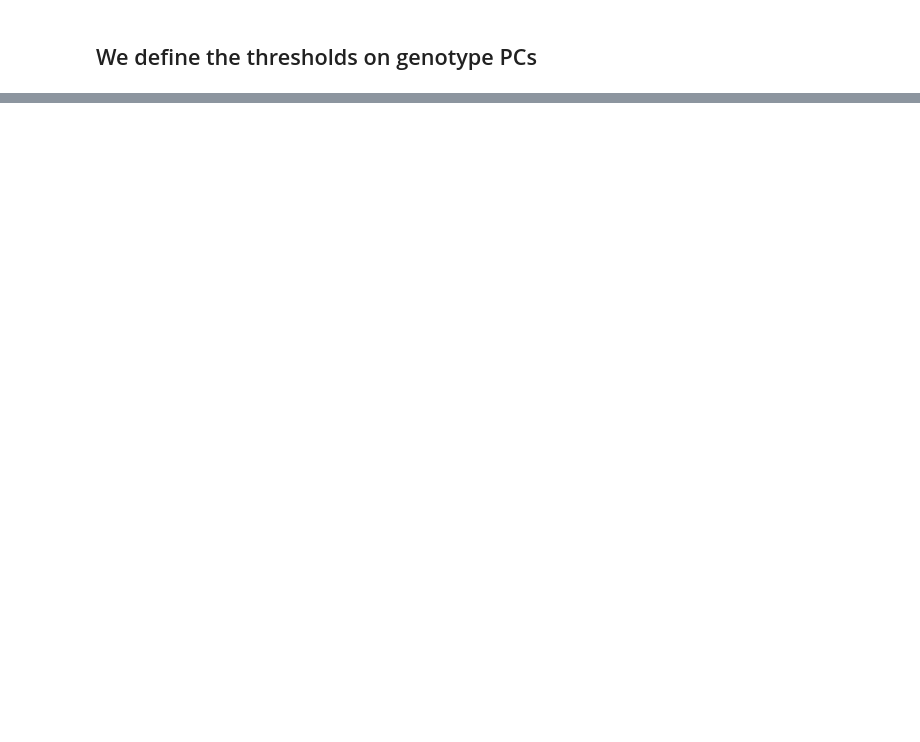
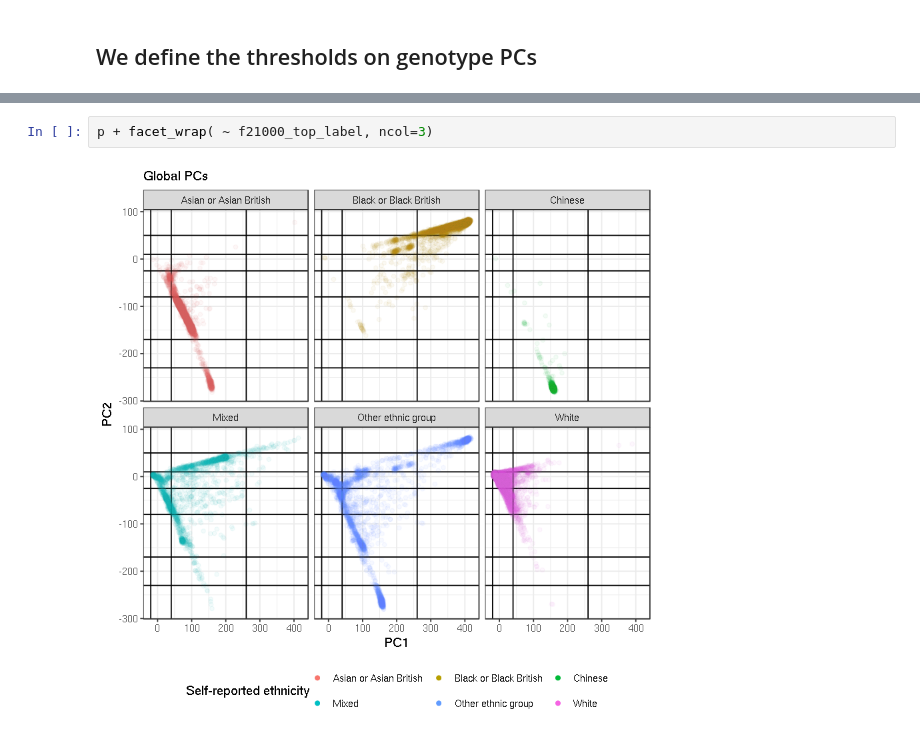
Before and after one commit to rivas-lab/ukbb-tools, a Jupyter notebook: 03_filtering/sample_qc_v3.ipynb, the cells around one changed output, grey strips where cells are left out. Drawn from its saved outputs; the diff is of its cells as text; blank space fills up the shorter version.

```diff
--- a/03_filtering/sample_qc_v3.ipynb
+++ b/03_filtering/sample_qc_v3.ipynb
@@ -377,0 +245,4 @@ facet_wrap( ~ top_label, ncol=2)
+# %%
+p + facet_wrap( ~ f21000_top_label, ncol=3)
+# %% [output]
+[figure, added]
```
Also changed, not shown: parts of 74 cells of this notebook, 9 other files.
